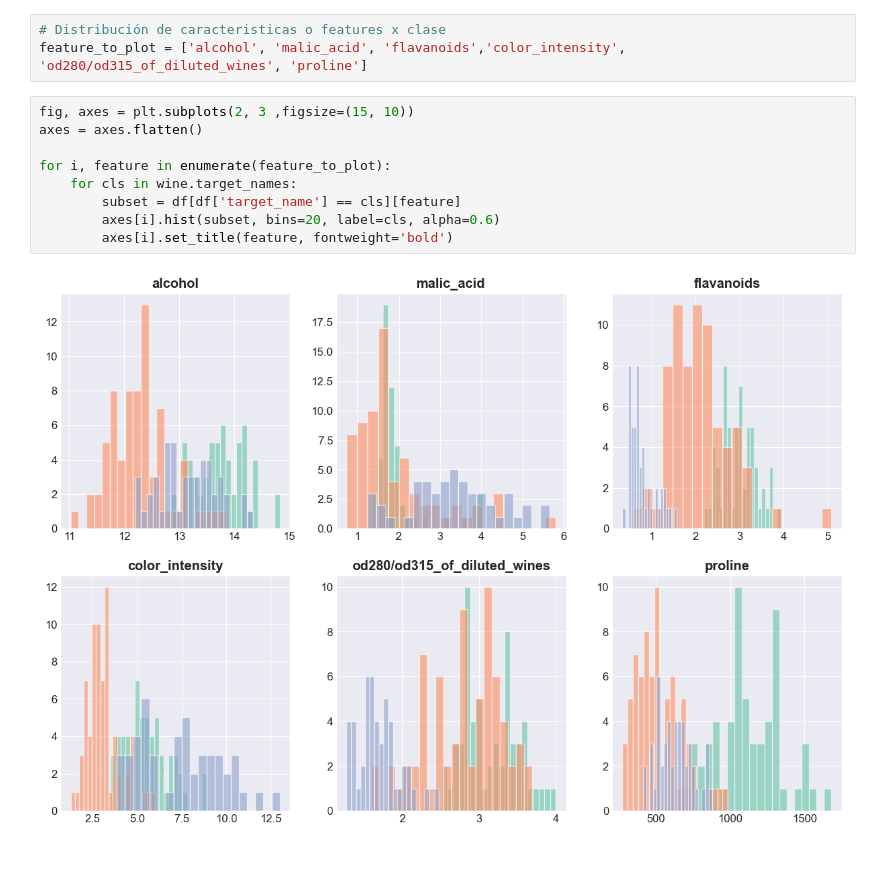
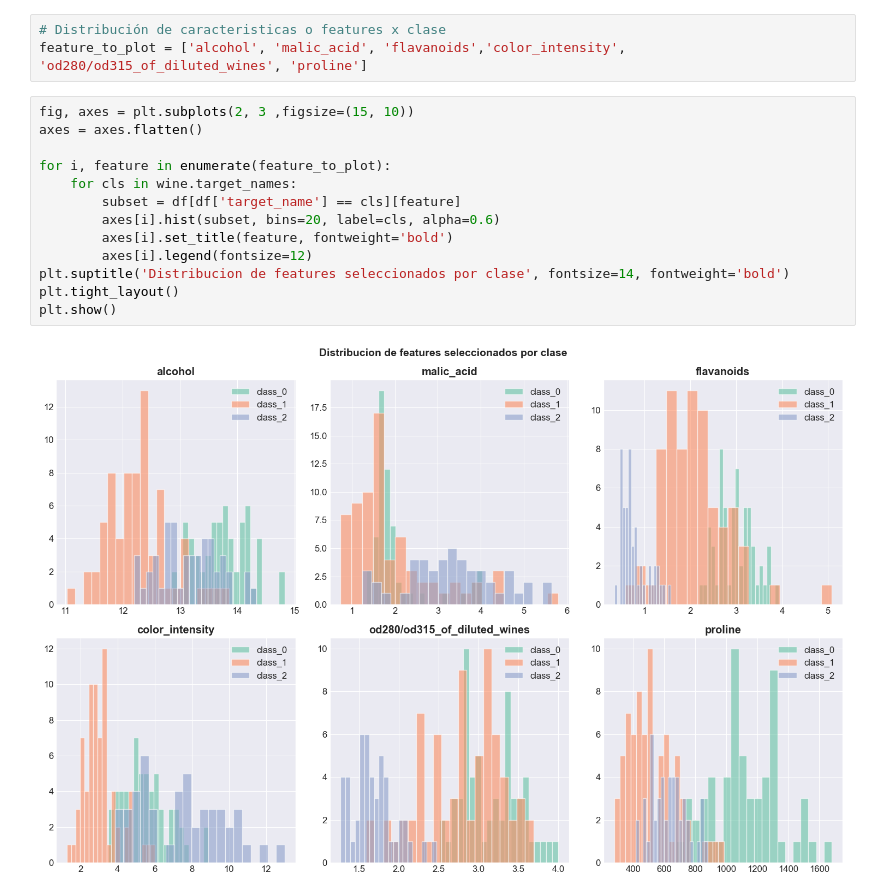
Before and after one commit to EngineeringSebastian-s/EvolutionaryComputation, a Jupyter notebook: Wines/AnalyticsWines.ipynb, the cells around one changed output. Cells and saved outputs as stored; diff of their text form; blank space fills up the shorter version.

```diff
--- a/Wines/AnalyticsWines.ipynb
+++ b/Wines/AnalyticsWines.ipynb
@@ -226,11 +231,15 @@ feature_to_plot = ['alcohol', 'malic_acid', 'flavanoids','color_intensity', 'od2
 # %%
 fig, axes = plt.subplots(2, 3 ,figsize=(15, 10))
 axes = axes.flatten()
 
 for i, feature in enumerate(feature_to_plot):
     for cls in wine.target_names:
         subset = df[df['target_name'] == cls][feature]
         axes[i].hist(subset, bins=20, label=cls, alpha=0.6)
         axes[i].set_title(feature, fontweight='bold')
+        axes[i].legend(fontsize=12)
+plt.suptitle('Distribucion de features seleccionados por clase', fontsize=14, fontweight='bold')
+plt.tight_layout()
+plt.show()
 # %% [output]
-[figure, old version]
+[figure, new version]
```
Also changed, not shown: parts of 6 cells of this notebook.
